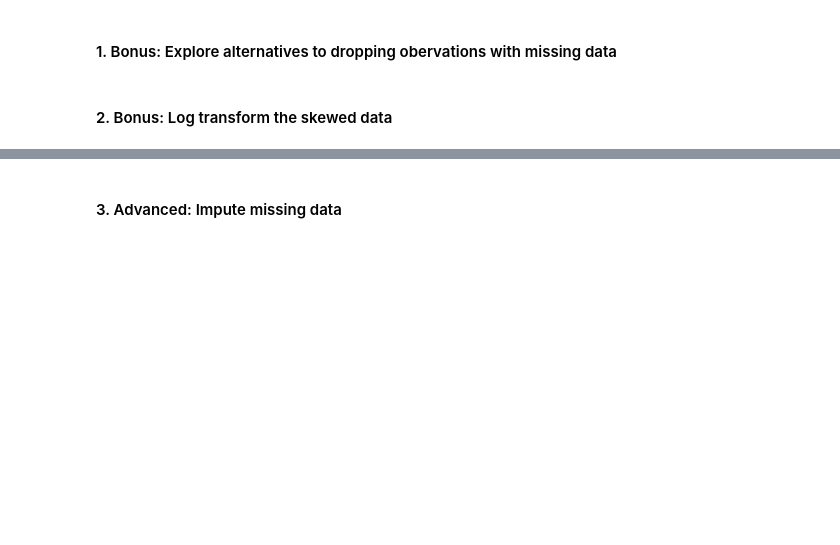
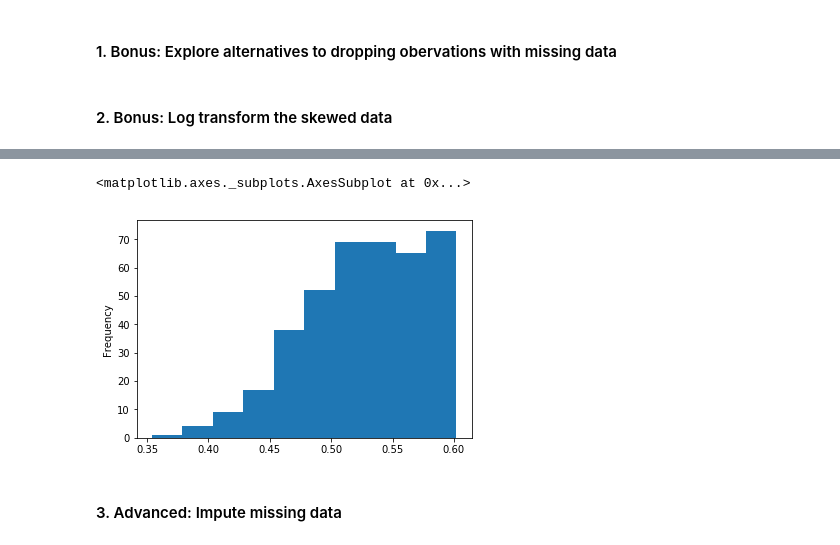
Before and after one commit to samers101/Samer-Shenouda, a Jupyter notebook: projects/project-2/starter-code/project2-starter.ipynb, the cells around one changed output, grey strips where cells are left out. Saved outputs shown, nothing was run; the diff lists cells and outputs as text; code cells hidden in the pictures; blank space fills up the shorter version.

```diff
--- a/projects/project-2/starter-code/project2-starter.ipynb
+++ b/projects/project-2/starter-code/project2-starter.ipynb
@@ -159,2 +167,7 @@ Answer:
+# %%
+log_df_raw1.gpa.plot(kind='hist')
+# %% [output]
+<matplotlib.axes._subplots.AxesSubplot at 0x...>
+[figure, added]
 # %% [markdown]
 #### 3. Advanced: Impute missing data
```
Also changed, not shown: parts of 5 cells of this notebook, 1 other file.
